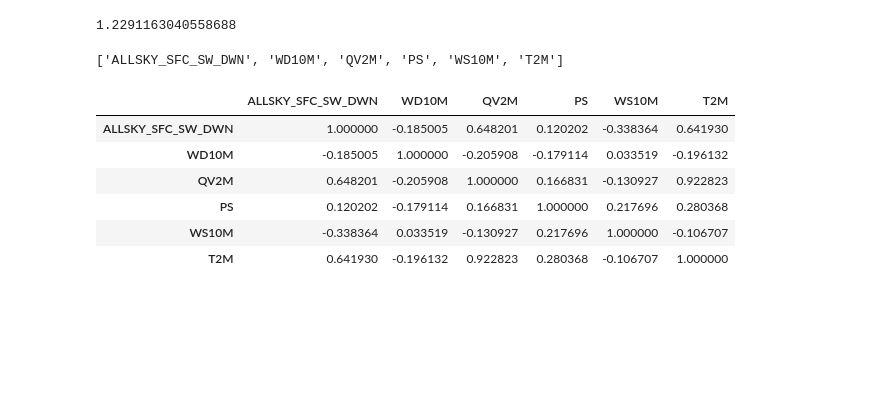
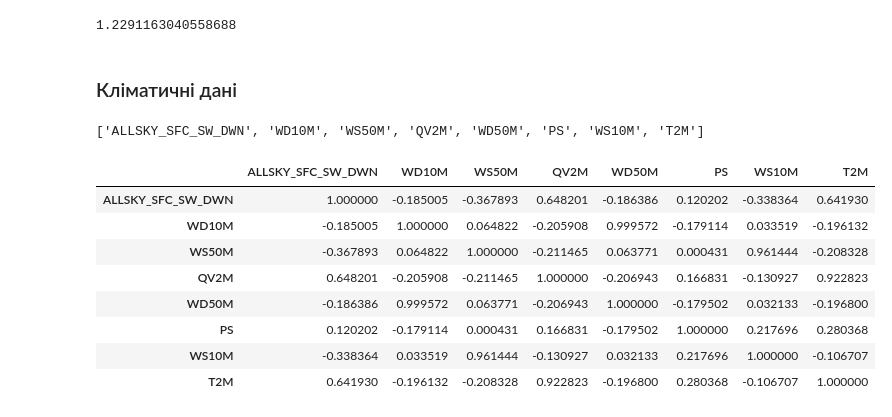
Before and after one commit to ItyTell/Modeling-the-distribution-of-harmful-emissions-in-the-atmosphere, a Jupyter notebook: andan.ipynb, the cells around one changed output. Cells and saved outputs as stored; diff of their text form; code cells hidden in the pictures; blank space fills up the shorter version.

```diff
--- a/andan.ipynb
+++ b/andan.ipynb
@@ -82,21 +82,21 @@ DATA["52.25x36.75"].head()
 # %% [markdown]
 ### Статистичні данні стосовно всіх видів викидів
 # %%
-stats = {
+stats_polution = {
     atribute: np.array([])
     for atribute in atributes_polution
 }
 for val in DATA.values():
     for atribute in atributes_polution:
-        stats[atribute] = np.append(stats[atribute], val[atribute])
+        stats_polution[atribute] = np.append(stats_polution[atribute], val[atribute])
 # %% [markdown]
 ### Візуалізація "сирих" данних
 # %%
 fig, axes = plt.subplots(2, 4, figsize=(2.5 * 4, 2.5 * 2))
 axes = np.array(axes).flatten()
 i = 0
-for label in stats.keys():
-    stat = stats[label]
+for label in stats_polution.keys():
+    stat = stats_polution[label]
     ax = axes[i]
     i+=1
     ax.hist(np.array(stat), bins=100)
@@ -121,8 +121,8 @@ ranges = [[0, 450], [0, 12], [0, 8], [0, 130], [0, 50], [0, 25], [0, 7]]
 fig, axes = plt.subplots(2, 4, figsize=(2.5 * 4, 2.5 * 2))
 axes = np.array(axes).flatten()
 i = 0
-for label in stats.keys():
-    stat = stats[label]
+for label in stats_polution.keys():
+    stat = stats_polution[label]
     ax = axes[i]
     _range = ranges[i]
     i+=1
@@ -143,19 +143,23 @@ np.sum(stats["so2_conc"] > 10) / np.sum(stats["so2_conc"] > 0) * 100
 # %% [output]
 1.2291163040558688
+# %% [markdown]
+### Кліматичні дані
 # %%
-a = [i for i in DATA["52.25x36.75"].columns]
+climate_keys = [i for i in DATA["52.25x36.75"].columns]
 for i in ["time", 'co_conc','no2_conc','no_conc','o3_conc','pm10_conc','pm2p5_conc','so2_conc']:
-    a.remove(i)
-a
+    climate_keys.remove(i)
+climate_keys
 # %% [output]
-['ALLSKY_SFC_SW_DWN', 'WD10M', 'QV2M', 'PS', 'WS10M', 'T2M']
+['ALLSKY_SFC_SW_DWN', 'WD10M', 'WS50M', 'QV2M', 'WD50M', 'PS', 'WS10M', 'T2M']
 # %%
-DATA["52.25x36.75"].get(a).corr()
+DATA["52.25x36.75"].get(climate_keys).corr()
 # %% [output]
-|  | ALLSKY_SFC_SW_DWN | WD10M | QV2M | PS | WS10M | T2M |
-| ALLSKY_SFC_SW_DWN | 1.000000 | -0.185005 | 0.648201 | 0.120202 | -0.338364 | 0.641930 |
-| WD10M | -0.185005 | 1.000000 | -0.205908 | -0.179114 | 0.033519 | -0.196132 |
-| QV2M | 0.648201 | -0.205908 | 1.000000 | 0.166831 | -0.130927 | 0.922823 |
-| PS | 0.120202 | -0.179114 | 0.166831 | 1.000000 | 0.217696 | 0.280368 |
-| WS10M | -0.338364 | 0.033519 | -0.130927 | 0.217696 | 1.000000 | -0.106707 |
-| T2M | 0.641930 | -0.196132 | 0.922823 | 0.280368 | -0.106707 | 1.000000 |
+|  | ALLSKY_SFC_SW_DWN | WD10M | WS50M | QV2M | WD50M | PS | WS10M | T2M |
+| ALLSKY_SFC_SW_DWN | 1.000000 | -0.185005 | -0.367893 | 0.648201 | -0.186386 | 0.120202 | -0.338364 | 0.641930 |
+| WD10M | -0.185005 | 1.000000 | 0.064822 | -0.205908 | 0.999572 | -0.179114 | 0.033519 | -0.196132 |
+| WS50M | -0.367893 | 0.064822 | 1.000000 | -0.211465 | 0.063771 | 0.000431 | 0.961444 | -0.208328 |
+| QV2M | 0.648201 | -0.205908 | -0.211465 | 1.000000 | -0.206943 | 0.166831 | -0.130927 | 0.922823 |
+| WD50M | -0.186386 | 0.999572 | 0.063771 | -0.206943 | 1.000000 | -0.179502 | 0.032133 | -0.196800 |
+| PS | 0.120202 | -0.179114 | 0.000431 | 0.166831 | -0.179502 | 1.000000 | 0.217696 | 0.280368 |
+| WS10M | -0.338364 | 0.033519 | 0.961444 | -0.130927 | 0.032133 | 0.217696 | 1.000000 | -0.106707 |
+| T2M | 0.641930 | -0.196132 | -0.208328 | 0.922823 | -0.196800 | 0.280368 | -0.106707 | 1.000000 |
```
Also changed, not shown: parts of 13 cells of this notebook, 31 other files.
